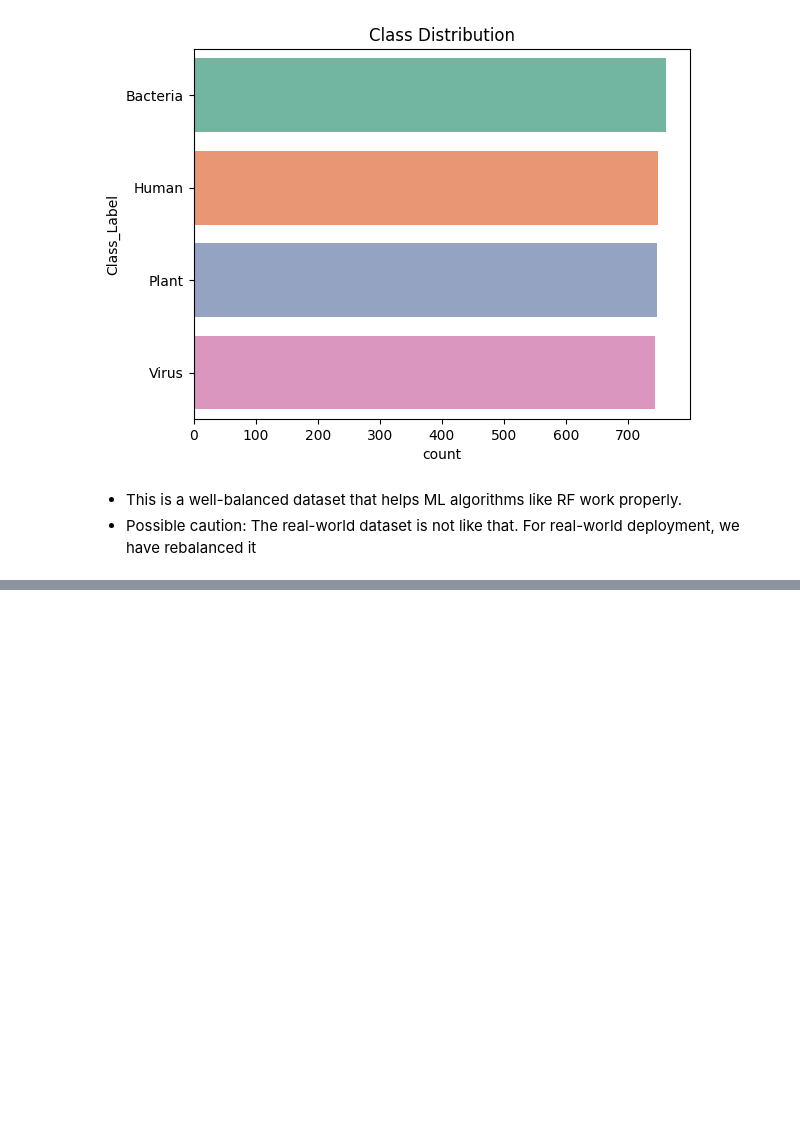
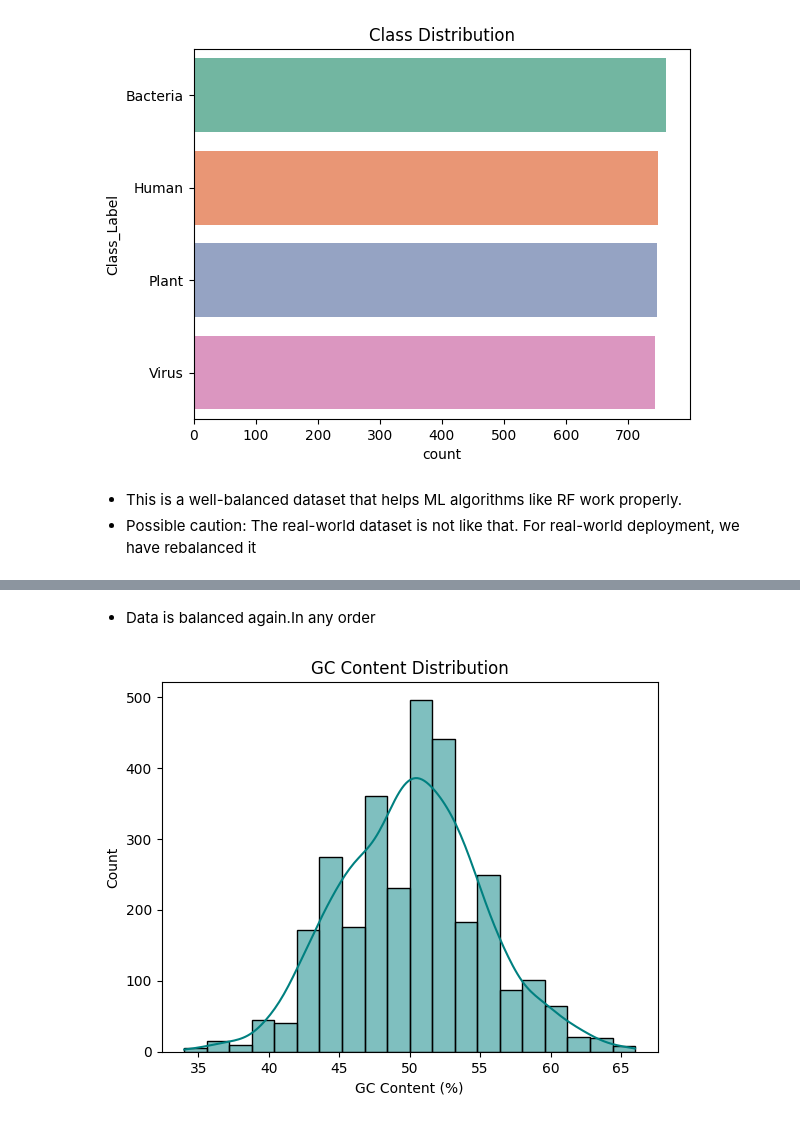
Before and after one commit to alabhastam/BioSeqClassifier, a Jupyter notebook: main.ipynb, the cells around one changed output, grey strips where cells are left out. Drawn from its saved outputs; the diff is of its cells as text; code cells hidden in the pictures; blank space fills up the shorter version.

```diff
--- a/main.ipynb
+++ b/main.ipynb
@@ -144,0 +159,9 @@ plt.show()
+# %% [markdown]
+* Data is balanced again.In any order
+# %%
+sns.histplot(df['GC_Content'], kde=True, bins=20, color='teal')
+plt.title("GC Content Distribution")
+plt.xlabel("GC Content (%)")
+plt.show()
+# %% [output]
+[figure, added]
```
Also changed, not shown: parts of 7 cells of this notebook.
